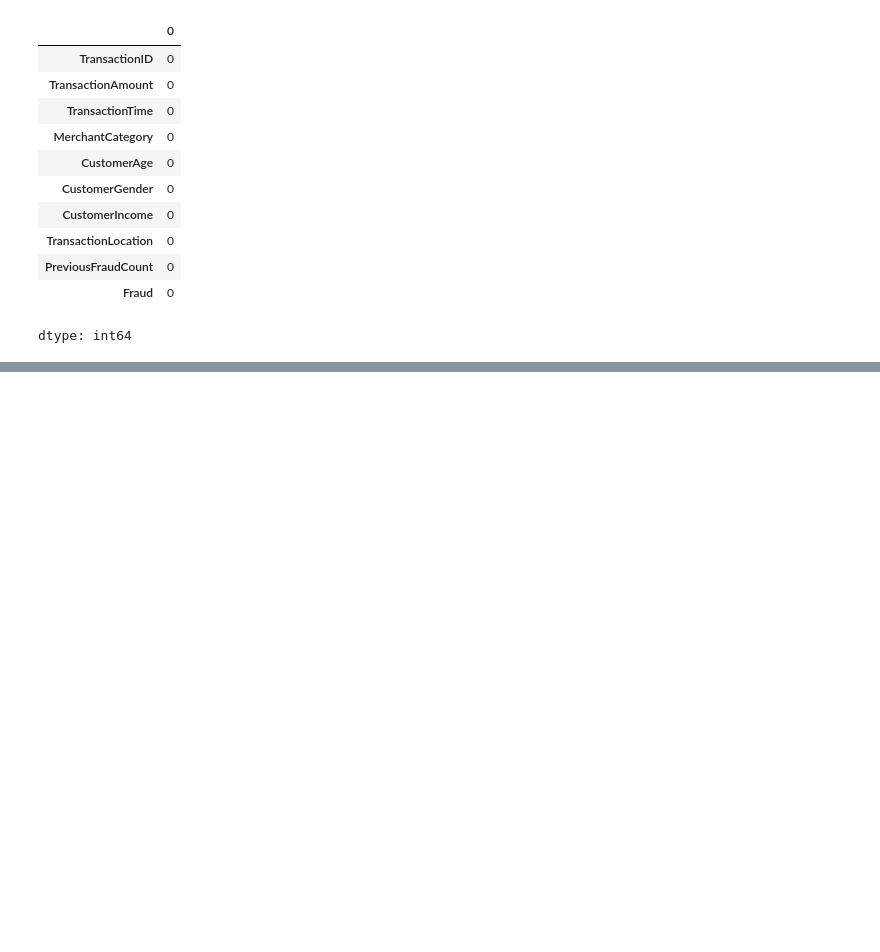
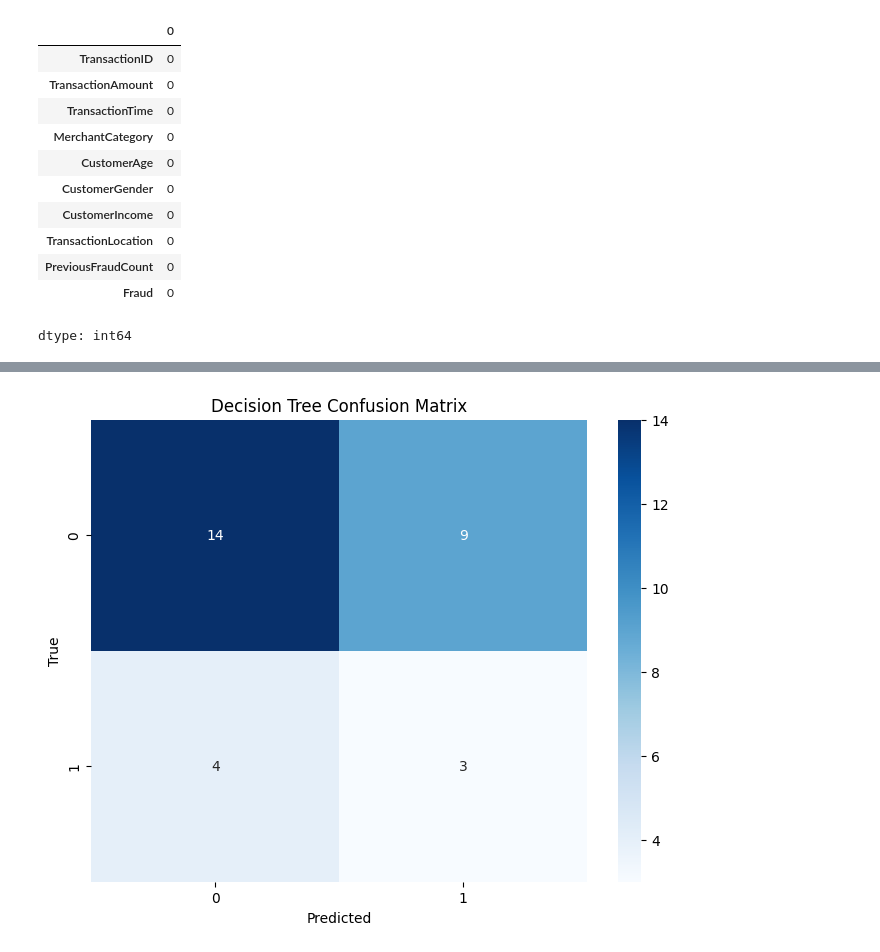
Before and after one commit to mahilohiya/ml-projects, a Jupyter notebook: CreditCardFraud.ipynb, the cells around one changed output, grey strips where cells are left out. Saved outputs shown, nothing was run; the diff lists cells and outputs as text; code cells hidden in the pictures; blank space fills up the shorter version.

```diff
--- a/CreditCardFraud.ipynb
+++ b/CreditCardFraud.ipynb
@@ -149,0 +231,9 @@ weighted avg       1.00      1.00      1.00         2
+# %%
+plt.figure(figsize=(8, 6))
+sns.heatmap(confusion_matrix(y_test, dct_pred), annot=True, fmt='d', cmap='Blues')
+plt.title('Decision Tree Confusion Matrix')
+plt.xlabel('Predicted')
+plt.ylabel('True')
+plt.show()
+# %% [output]
+[figure, added]
```
Also changed, not shown: parts of 33 cells of this notebook.
